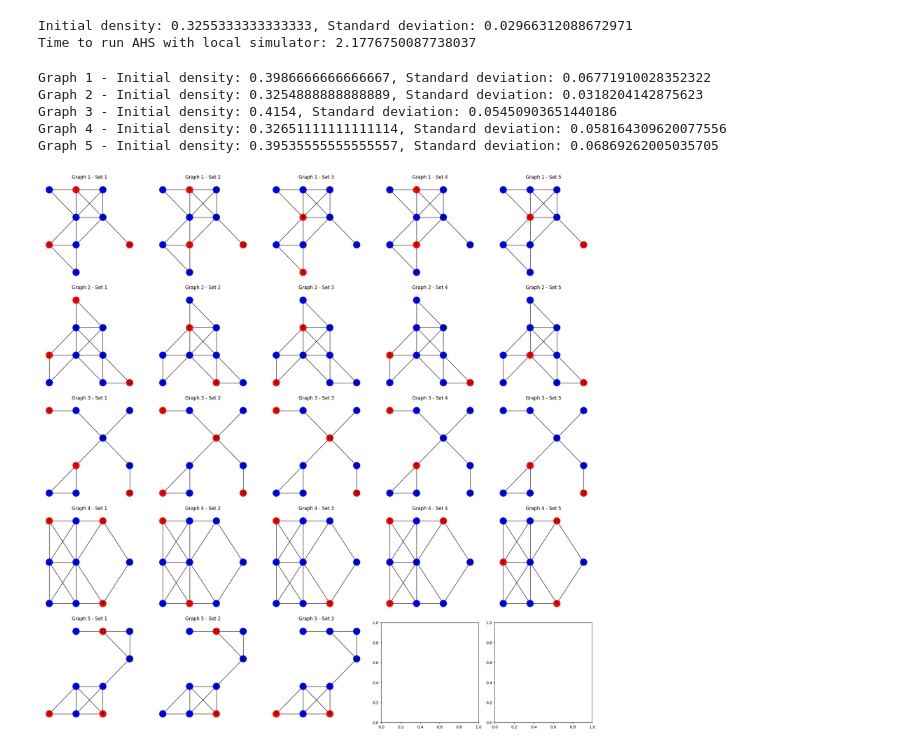
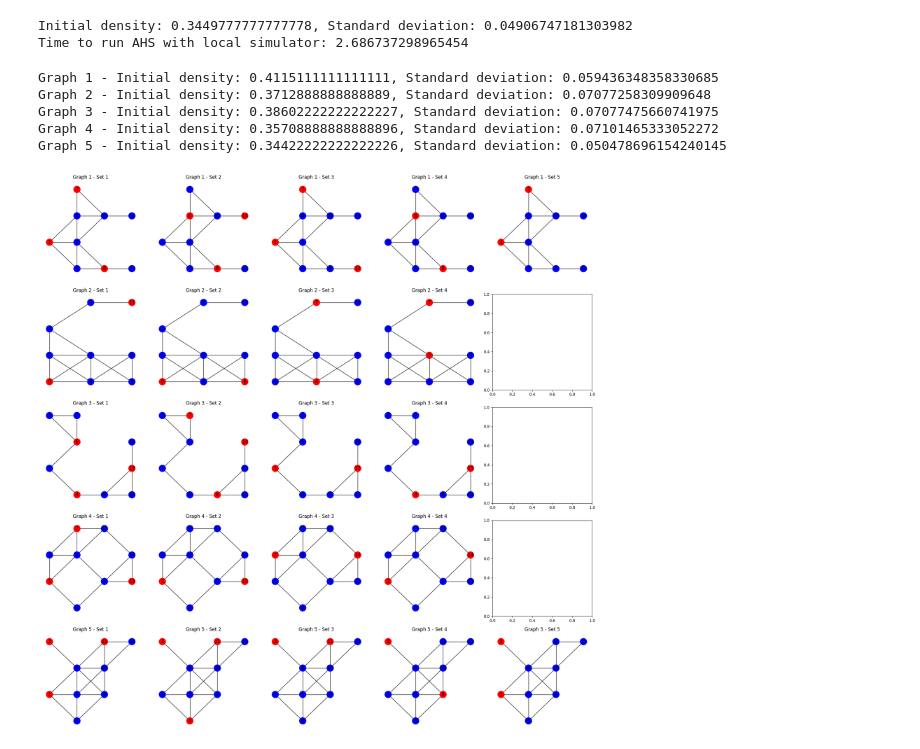
Before and after one commit to porkbellie/quantum-benchmark, a Jupyter notebook: MIS3.ipynb, the cells around one changed output. Cells and saved outputs as stored; diff of their text form; code cells hidden in the pictures.

```diff
--- a/MIS3.ipynb
+++ b/MIS3.ipynb
@@ -65,7 +61,6 @@ def generate_unit_disk(atoms_l: int, atoms_w: int, scale=4.0*1e-6, dropout=0.45)
             return atoms, graph
 # %%
 def is_independent_set(graph, state):
-    """Check if a given state represents a valid independent set."""
     state_map = {node: state[i] for i, node in enumerate(graph.nodes)}
     for node in graph.nodes:
         if state_map[node] == 'r':
@@ -127,10 +122,11 @@ def loss_piecewise_linear(atoms: AtomArrangement, T_flat: float, T_max: float, T
 T_flat = 0.1*1e-6
 T_max = 0.6*1e-6
 
-Omega_values = np.linspace(2 * 2 * np.pi * 1e6, 4 * 2 * np.pi * 1e6, 100)
-Delta_values = np.linspace(9 * 2 * np.pi * 1e6, 13 * 2 * np.pi * 1e6, 100)
-T_rise_values = np.linspace(0.02 * 1e-6, 0.1 * 1e-6, 100)
+Omega_values = np.linspace(-20 * 2 * np.pi * 1e6, 20 * 2 * np.pi * 1e6, 500)
+Delta_values = np.linspace(-20 * 2 * np.pi * 1e6, 20 * 2 * np.pi * 1e6, 500)
+T_rise_values = np.linspace(0, 0.5e-6, 500)
 
+seed_number = 92
 
 start = time.time()
 initial_rydberg_density, initial_density_std, initial_registers = loss_piecewise_linear(atoms, T_flat, T_max, T_rise, Omega_max, Delta_max)
@@ -138,49 +134,58 @@ print(f"Initial density: {initial_rydberg_density}, Standard deviation: {initial
 stop = time.time()
 print(f"Time to run AHS with local simulator: {stop-start}")
 # %% [output]
-Initial density: 0.3255333333333333, Standard deviation: 0.02966312088672971
-Time to run AHS with local simulator: 2.1776750087738037
+Initial density: 0.3449777777777778, Standard deviation: 0.04906747181303982
+Time to run AHS with local simulator: 2.686737298965454
 # %%
+np.random.seed(seed_number)
+
+graphs = []
+for graph_idx in range(num_graphs):
+    seed = np.random.randint(0, 100000)
+    np.random.seed(seed)
+    atoms, graph = generate_unit_disk(atoms_l, atoms_w, seed=seed)
+    graphs.append((atoms, graph))
+
 fig, axs = plt.subplots(num_graphs, 5, figsize=(20, 4 * num_graphs))
 
-for i in range(num_graphs):
-    atoms, graph = generate_unit_disk(atoms_l, atoms_w)
-
-    initial_rydberg_density, initial_density_std, initial_registers = loss_piecewise_linear(atoms, T_flat, T_max, T_rise, Omega_max, Delta_max)
+for i, (atoms, graph) in enumerate(graphs):
+    initial_rydberg_density, initial_density_std, initial_registers = loss_piecewise_linear(
+        atoms, T_flat=0.1 * 1e-6, T_max=0.6 * 1e-6, T_rise=0.05 * 1e-6, Omega_max=4 * 2 * np.pi * 1e6, Delta_max=11 * 2 * np.pi * 1e6
+    )
     print(f"Graph {i + 1} - Initial density: {initial_rydberg_density}, Standard deviation: {initial_density_std}")
 
     states = ['e', 'r', 'g']
     state_labels = []
     for shot in initial_registers.measurements:
         pre = shot.pre_sequence
         post = shot.post_sequence
         state_idx = np.array(pre) * (1 + np.array(post))
         state_labels.append("".join([states[s_idx] for s_idx in state_idx]))
 
     occurrence_count = Counter(state_labels)
     most_frequent_regs = occurrence_count.most_common(20)
 
     valid_solutions = []
     for state, count in most_frequent_regs:
         if len(valid_solutions) >= 5:
             break
         if is_independent_set(graph, state):
             valid_solutions.append((state, count))
 
     for j, (state, count) in enumerate(valid_solutions):
         ax = axs[i, j]
         vert_colors = ['red' if (state[k] == 'r') else 'blue' for k in range(len(state))]
         pos = {ii: (ii // atoms_w, ii % atoms_w) for ii in graph.nodes()}
         nx.draw(graph, pos=pos, ax=ax, with_labels=True, node_color=vert_colors)
         ax.set_title(f"Graph {i + 1} - Set {j + 1}")
 
 plt.tight_layout()
 plt.show()
 # %% [output]
-Graph 1 - Initial density: 0.3986666666666667, Standard deviation: 0.06771910028352322
-Graph 2 - Initial density: 0.3254888888888889, Standard deviation: 0.0318204142875623
-Graph 3 - Initial density: 0.4154, Standard deviation: 0.05450903651440186
-Graph 4 - Initial density: 0.32651111111111114, Standard deviation: 0.058164309620077556
-Graph 5 - Initial density: 0.39535555555555557, Standard deviation: 0.06869262005035705
+Graph 1 - Initial density: 0.4115111111111111, Standard deviation: 0.059436348358330685
+Graph 2 - Initial density: 0.3712888888888889, Standard deviation: 0.07077258309909648
+Graph 3 - Initial density: 0.38602222222222227, Standard deviation: 0.07077475660741975
+Graph 4 - Initial density: 0.35708888888888896, Standard deviation: 0.07101465333052272
+Graph 5 - Initial density: 0.34422222222222226, Standard deviation: 0.050478696154240145
-[figure, old version]
+[figure, new version]
 # %%
```
Also changed, not shown: parts of 12 cells of this notebook.
